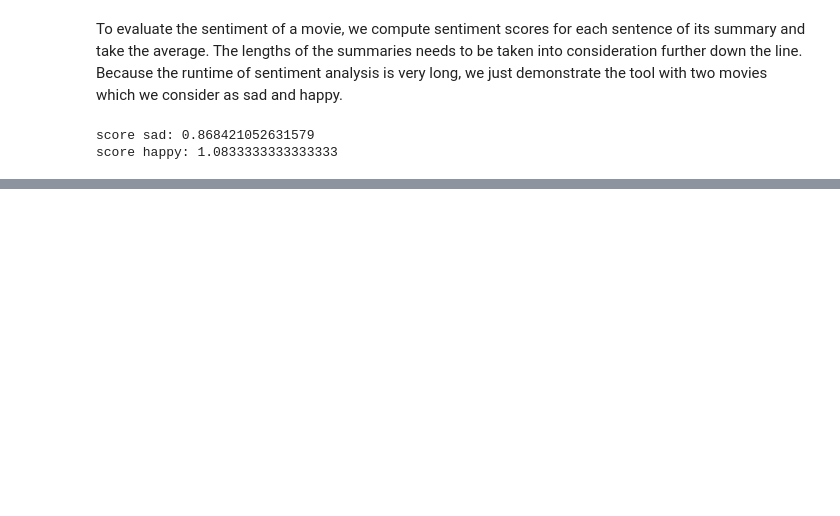
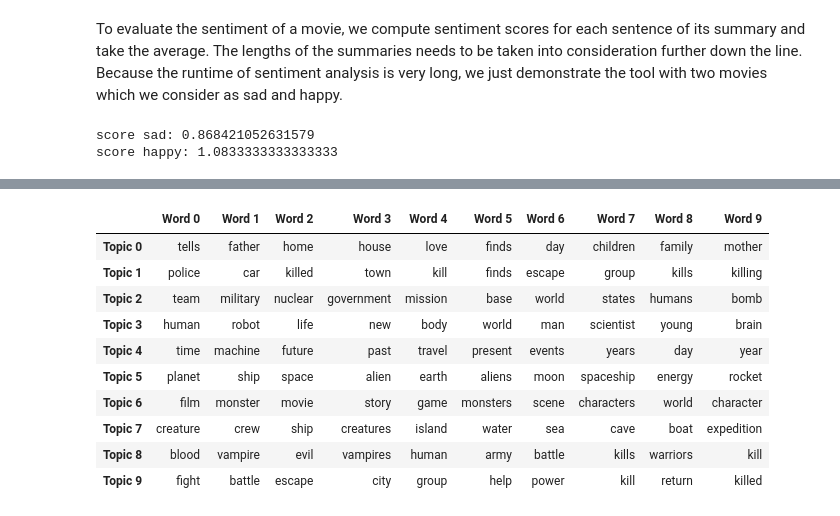
Before and after one commit to epfl-ada/ada-2023-project-thepiratesofthestreet, a Jupyter notebook: milestone2.ipynb, the cells around one changed output, grey strips where cells are left out. Cells and saved outputs as stored; diff of their text form; code cells hidden in the pictures; blank space fills up the shorter version.

```diff
--- a/milestone2.ipynb
+++ b/milestone2.ipynb
@@ -651,0 +572,64 @@ score happy: 1.0833333333333333
+# %%
+# Data sample as the previously defined subset of fictional summaries
+sample_summaries = fictional_summaries.copy()
+
+# General parameters to adapt
+n_features = 1000
+n_components = 10
+n_top_words = 10
+
+# Text preprocessing to remove Proper nouns (NPP)
+def filter_names(text):
+    tokens = word_tokenize(text)
+    tagged_tokens = pos_tag(tokens)
+    filtered_tokens = [token for token, pos in tagged_tokens if pos != 'NNP']
+    return ' '.join(filtered_tokens)
+
+# Preprocess the documents
+preprocessed_sample_summaries = [filter_names(doc) for doc in sample_summaries]
+
+# Vectorize the summaries
+vectorizer = CountVectorizer(
+    max_df=0.95, min_df=2, max_features=n_features, stop_words="english")
+dtm = vectorizer.fit_transform(preprocessed_sample_summaries)
+
+# Create the LatentDirichletAllocation model
+lda = LatentDirichletAllocation(
+    n_components=n_components,
+    max_iter=5,
+    learning_method="online",
+    learning_offset=50.0,
+    random_state=11,
+)
+
+lda.fit(dtm)
+
+# Define function to show top n keywords for each topic
+def show_topics(vectorizer=vectorizer, lda_model=lda, n_words=10):
+    keywords = np.array(vectorizer.get_feature_names_out())
+    topic_keywords = []
+    for topic_weights in lda_model.components_:
+        top_keyword_locs = (-topic_weights).argsort()[:n_words]
+        topic_keywords.append(keywords.take(top_keyword_locs))
+    return topic_keywords
+
+# Show the topics with their n_top words in a DataFrame form
+topic_keywords = show_topics(vectorizer=vectorizer, lda_model=lda, n_words=n_top_words)
+df_topic_keywords = pd.DataFrame(topic_keywords)
+
+# Improve comprehension with adapted column and index names
+df_topic_keywords.columns = ['Word '+str(i) for i in range(df_topic_keywords.shape[1])]
+df_topic_keywords.index = ['Topic '+str(i) for i in range(df_topic_keywords.shape[0])]
+display(df_topic_keywords)
+# %% [output]
+|  | Word 0 | Word 1 | Word 2 | Word 3 | Word 4 | Word 5 | Word 6 | Word 7 | Word 8 | Word 9 |
+| Topic 0 | tells | father | home | house | love | finds | day | children | family | mother |
+| Topic 1 | police | car | killed | town | kill | finds | escape | group | kills | killing |
+| Topic 2 | team | military | nuclear | government | mission | base | world | states | humans | bomb |
+| Topic 3 | human | robot | life | new | body | world | man | scientist | young | brain |
+| Topic 4 | time | machine | future | past | travel | present | events | years | day | year |
+| Topic 5 | planet | ship | space | alien | earth | aliens | moon | spaceship | energy | rocket |
+| Topic 6 | film | monster | movie | story | game | monsters | scene | characters | world | character |
+| Topic 7 | creature | crew | ship | creatures | island | water | sea | cave | boat | expedition |
+| Topic 8 | blood | vampire | evil | vampires | human | army | battle | kills | warriors | kill |
+| Topic 9 | fight | battle | escape | city | group | help | power | kill | return | killed |
```
Also changed, not shown: parts of 21 cells of this notebook, 1 other file.
